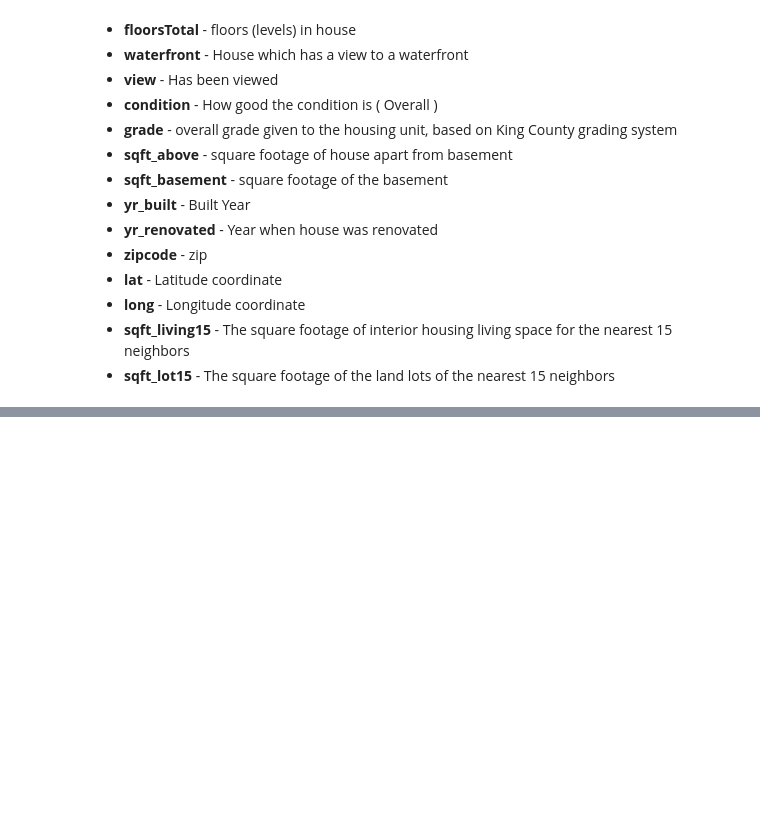
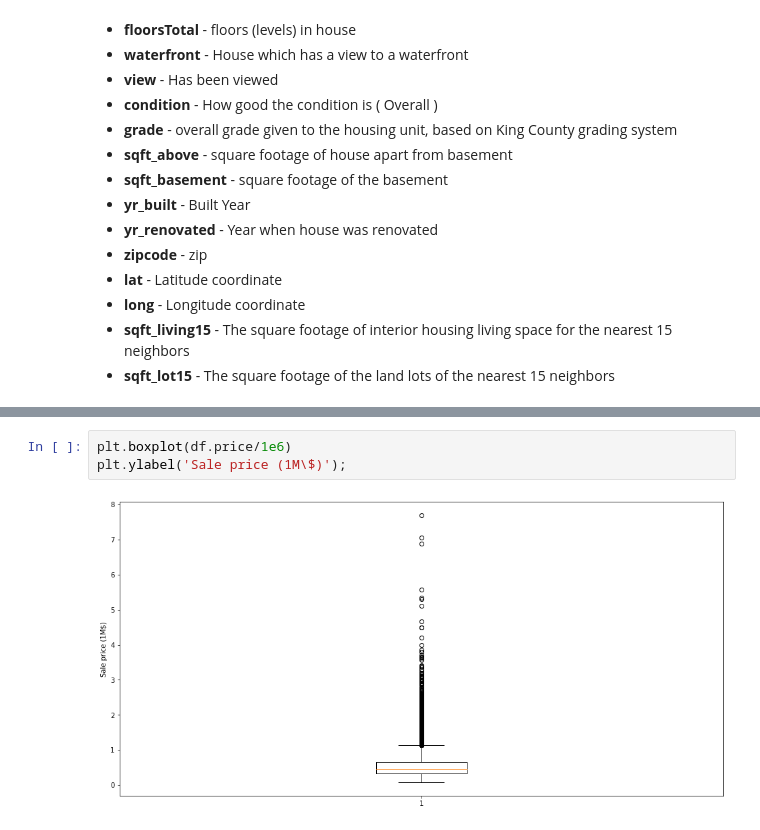
Before and after one commit to felix-roc/ds-projects-EDA, a Jupyter notebook: EDA.ipynb, the cells around one changed output, grey strips where cells are left out. Saved outputs shown, nothing was run; the diff lists cells and outputs as text; blank space fills up the shorter version.

```diff
--- a/EDA.ipynb
+++ b/EDA.ipynb
@@ -96,0 +189,5 @@ df.describe()
+# %%
+plt.boxplot(df.price/1e6)
+plt.ylabel('Sale price (1M\$)');
+# %% [output]
+[figure, added]
```
Also changed, not shown: parts of 38 cells of this notebook.
